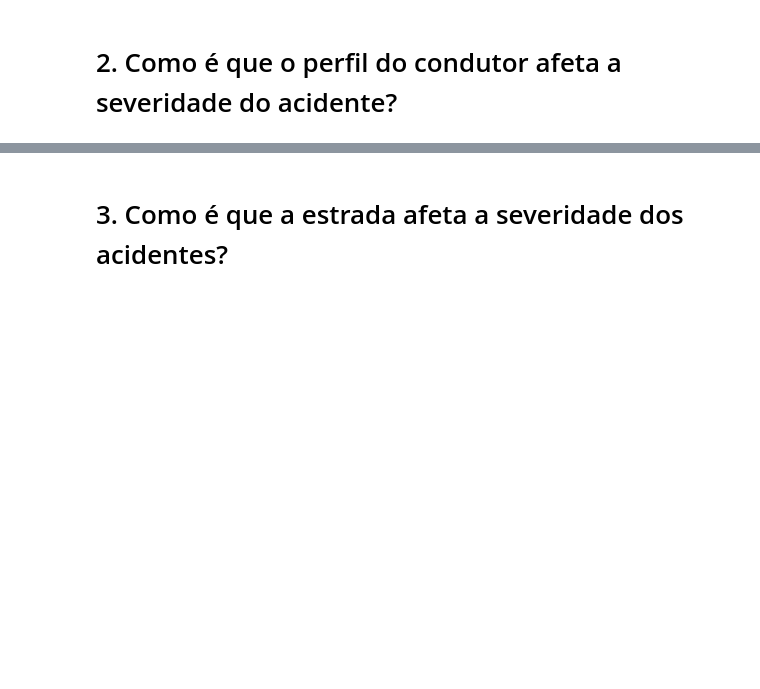
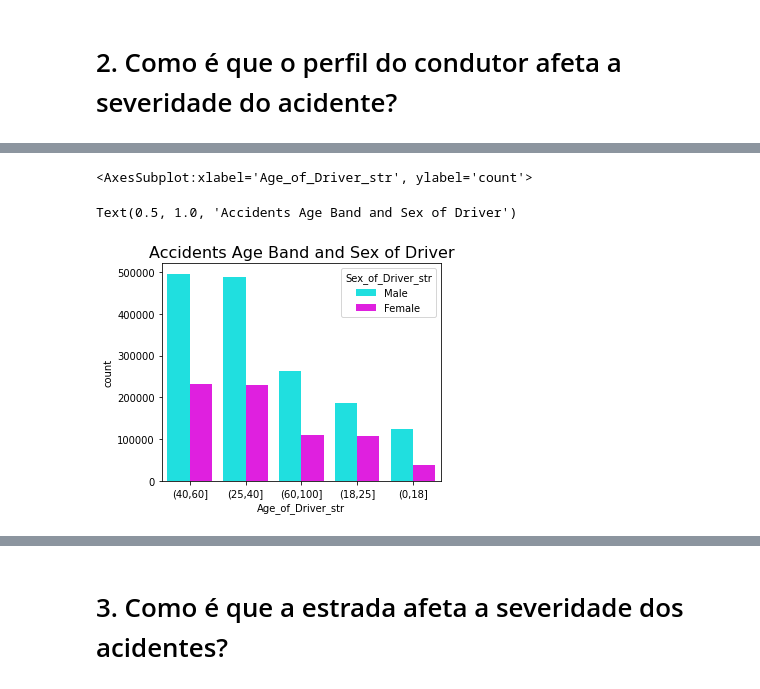
Before and after one commit to JotaCruz20/SGD2, a Jupyter notebook: 2º Projeto.ipynb, the cells around one changed output, grey strips where cells are left out. Drawn from its saved outputs; the diff is of its cells as text; code cells hidden in the pictures; blank space fills up the shorter version.

```diff
--- a/2º Projeto.ipynb
+++ b/2º Projeto.ipynb
@@ -1175,0 +1209,24 @@ posx and posy should be finite values
+# %%
+joined.loc[(joined['Sex_of_Driver'] == 1), 'Sex_of_Driver_str'] = "Male"
+joined.loc[(joined['Sex_of_Driver'] == 2), 'Sex_of_Driver_str'] = "Female"
+
+joined.loc[(joined['Age_of_Casualty'] <= 18), 'Age_of_Driver_str'] = "(0,18]"
+joined.loc[(joined['Age_of_Casualty'] > 18) & (joined['Age_of_Casualty'] <= 25), 'Age_of_Driver_str'] = "(18,25]"
+joined.loc[(joined['Age_of_Casualty'] > 25) & (joined['Age_of_Casualty'] <= 40), 'Age_of_Driver_str'] = "(25,40]"
+joined.loc[(joined['Age_of_Casualty'] > 40) & (joined['Age_of_Casualty'] <= 60), 'Age_of_Driver_str'] = "(40,60]"
+joined.loc[(joined['Age_of_Casualty'] > 60), 'Age_of_Driver_str'] = "(60,100]"
+#group_by_age = pd.cut(joined["Age_of_Casualty"], [0,18,25,40,60,100])
+#age_grouping = joined.groupby(group_by_age)['Fatal'].sum()
+
+
+f, ax = plt.subplots(figsize=(5,4))
+sns.countplot(x="Age_of_Driver_str", hue="Sex_of_Driver_str", order=joined['Age_of_Driver_str'].value_counts().index, data=joined,palette={"Male": "#00ffff", "Female": "#ff00ff"},ax=ax)
+ax.set_title('Accidents Age Band and Sex of Driver', fontsize=16)
+plt.show()
+
+joined = joined.drop('Sex_of_Driver_str', 1)
+joined = joined.drop('Age_of_Driver_str', 1)
+# %% [output]
+<AxesSubplot:xlabel='Age_of_Driver_str', ylabel='count'>
+Text(0.5, 1.0, 'Accidents Age Band and Sex of Driver')
+[figure, added]
```
Also changed, not shown: parts of 40 cells of this notebook.
